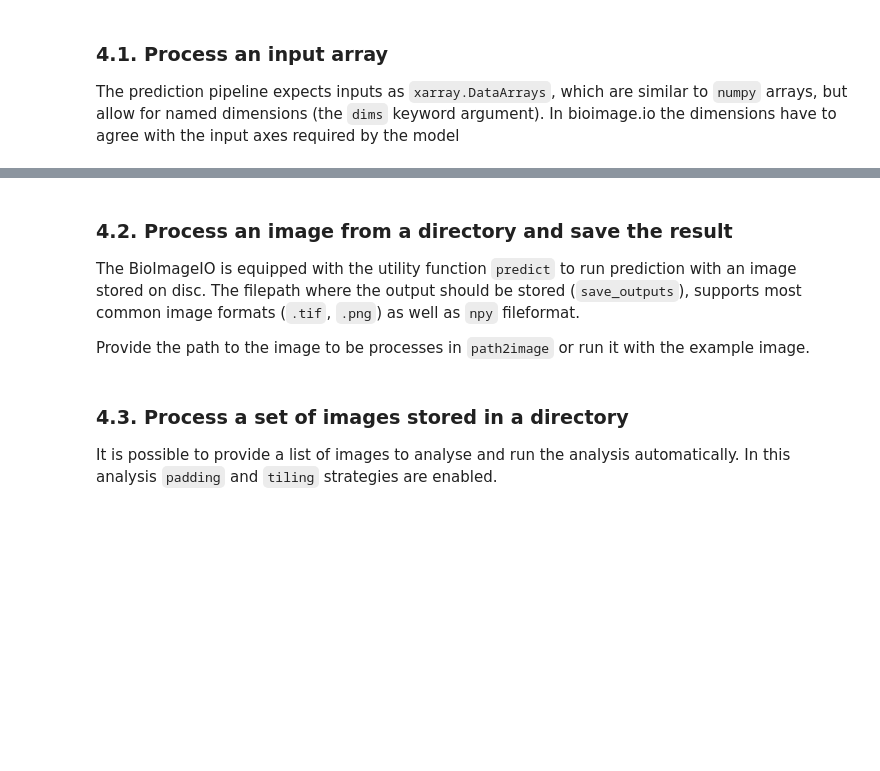
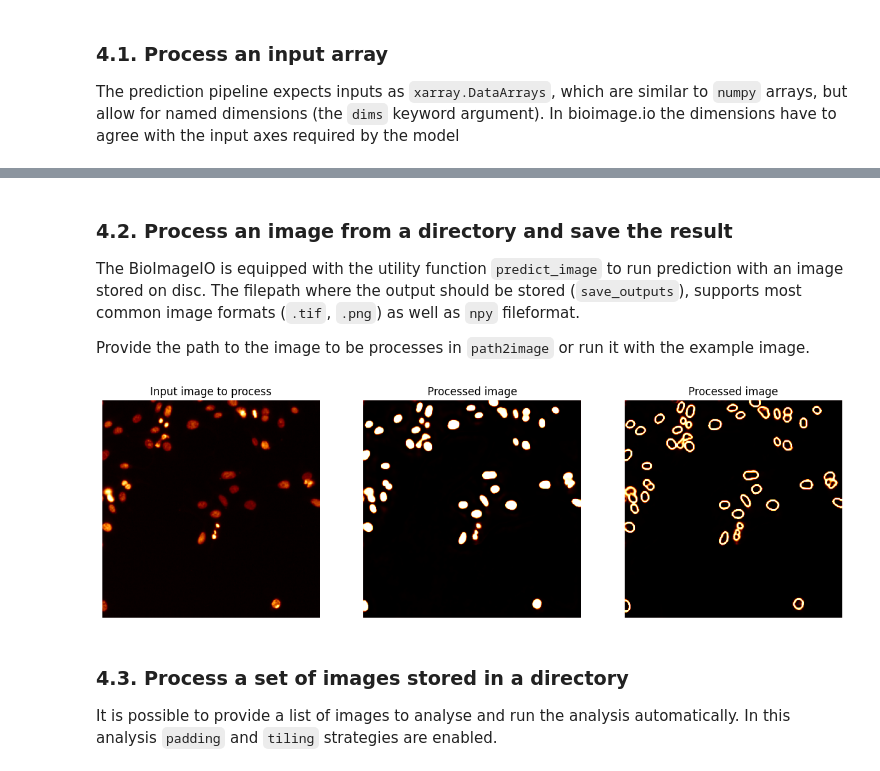
Before and after one commit to HenriquesLab/DL4MicEverywhere, a Jupyter notebook: notebooks/Bespoke_notebooks/bioimageio-pytorch/load_bioimageio_pytorch.ipynb, the cells around one changed output, grey strips where cells are left out. Cells and saved outputs as stored; diff of their text form; code cells hidden in the pictures; blank space fills up the shorter version.

```diff
--- a/notebooks/Bespoke_notebooks/bioimageio-pytorch/load_bioimageio_pytorch.ipynb
+++ b/notebooks/Bespoke_notebooks/bioimageio-pytorch/load_bioimageio_pytorch.ipynb
@@ -380,7 +367,7 @@ else:
 # %% [markdown]
 ### **4.2. Process an image from a directory and save the result**
 
-The BioImageIO is equipped with the utility function `predict` to run prediction with an image stored on disc. The filepath where the output should be stored (`save_outputs`), supports most common image formats (`.tif`, `.png`) as well as `npy` fileformat.
+The BioImageIO is equipped with the utility function `predict_image` to run prediction with an image stored on disc. The filepath where the output should be stored (`save_outputs`), supports most common image formats (`.tif`, `.png`) as well as `npy` fileformat.
 
 Provide the path to the image to be processes in `path2image` or run it with the example image.
 # %%
@@ -397,39 +384,41 @@ if use_test_image:
   path2image = model.test_inputs
 
 # model resource, the image that will be process, path to store the output
-predict(model, path2image, [save_outputs])
+predict_image(model, path2image, [save_outputs])
 
 # the output tensor contains 2 channels, which is not supported by normal tif.
 # thus, these 2 channels are stored as 2 separate images
 
 
 ## Check the number of channels in the ouput and needed images to read
 for test_im in model.test_outputs:
     test_output = np.squeeze(np.load(test_im))
     if len(test_output.shape)>2:
       fg_pred = [f"{save_outputs[:-4]}-c{i}.{save_outputs[-3:]}" for i in range(test_output.shape[0])]
     else:
       fg_pred = [save_outputs]
 fg_pred = [imread(f) for f in fg_pred]
 
 if use_test_image:
   input_image = np.load(model.test_inputs[0])
 else:
   input_image = np.squeeze(imread(path2image))
 
 plt.figure(figsize=(15,15))
 plt.subplot(1,1+len(fg_pred),1)
 plt.imshow(np.squeeze(input_image), cmap="afmhot")
 plt.axis('off')
 plt.title("Input image to process")
 k=2
 for f in fg_pred:
   plt.subplot(1,1+len(fg_pred),k)
   plt.imshow(f, cmap="afmhot")
   plt.axis('off')
   plt.title("Processed image")
   k+=1
 plt.show()
+# %% [output]
+[figure, added]
 # %% [markdown]
 ### **4.3. Process a set of images stored in a directory**
 It is possible to provide a list of images to analyse and run the analysis automatically. In this analysis `padding` and `tiling` strategies are enabled.
```
Also changed, not shown: parts of 16 cells of this notebook, 2 other files.
